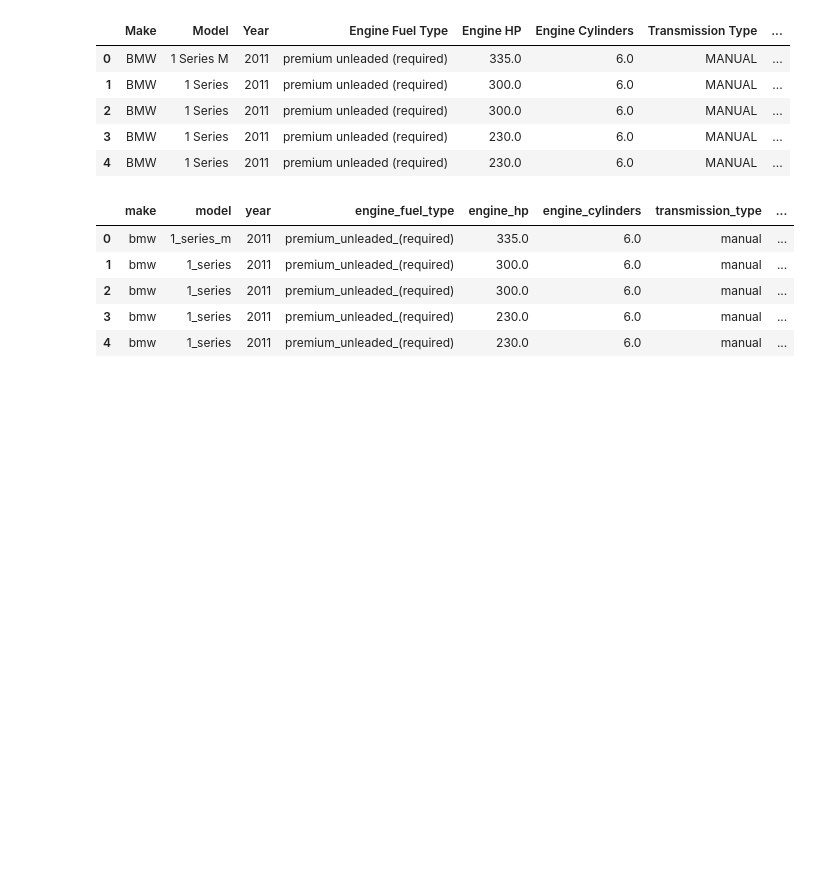
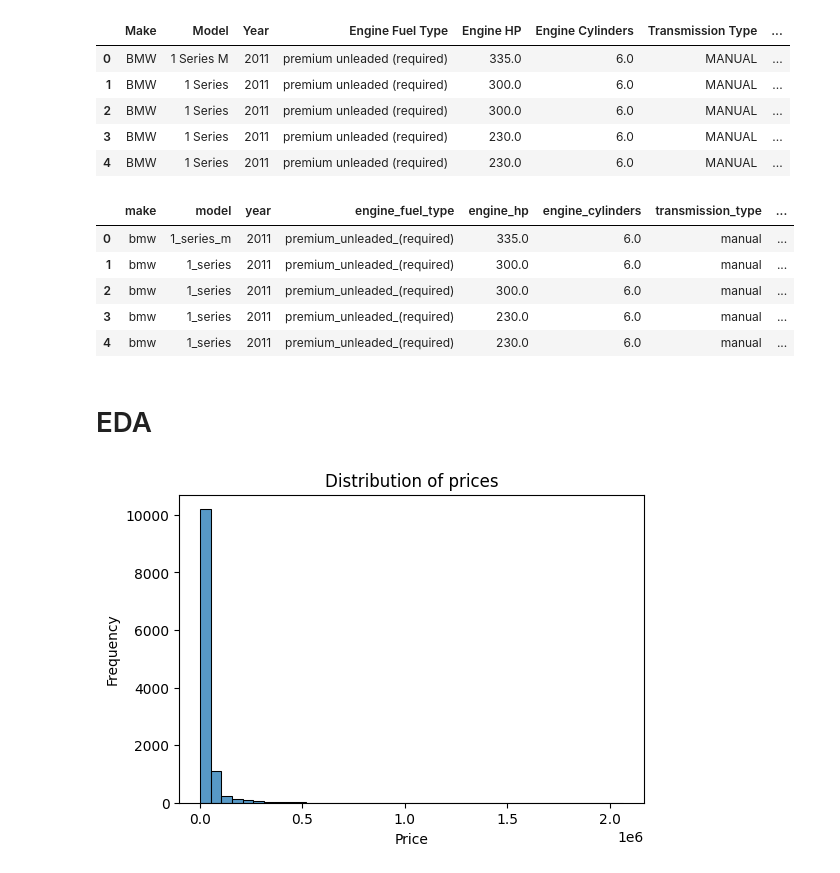
Before and after one commit to Josh-Murunga/Machine-Learning-DTC, a Jupyter notebook: 02-regression/car_price_prediction.ipynb, the cells around one changed output. Cells and saved outputs as stored; diff of their text form; code cells hidden in the pictures; blank space fills up the shorter version.

```diff
--- a/02-regression/car_price_prediction.ipynb
+++ b/02-regression/car_price_prediction.ipynb
@@ -32,3 +32,16 @@ df.head()
 | 2 | bmw | 1_series | 2011 | premium_unleaded_(required) | 300.0 | 6.0 | manual | ... |
 | 3 | bmw | 1_series | 2011 | premium_unleaded_(required) | 230.0 | 6.0 | manual | ... |
 | 4 | bmw | 1_series | 2011 | premium_unleaded_(required) | 230.0 | 6.0 | manual | ... |
+# %% [markdown]
+# EDA
+# %%
+plt.figure(figsize=(6, 4))
+
+sns.histplot(df.msrp, bins=40)
+plt.ylabel('Frequency')
+plt.xlabel('Price')
+plt.title('Distribution of prices')
+
+plt.show()
+# %% [output]
+[figure, added]
```
Also changed, not shown: parts of 10 cells of this notebook.
